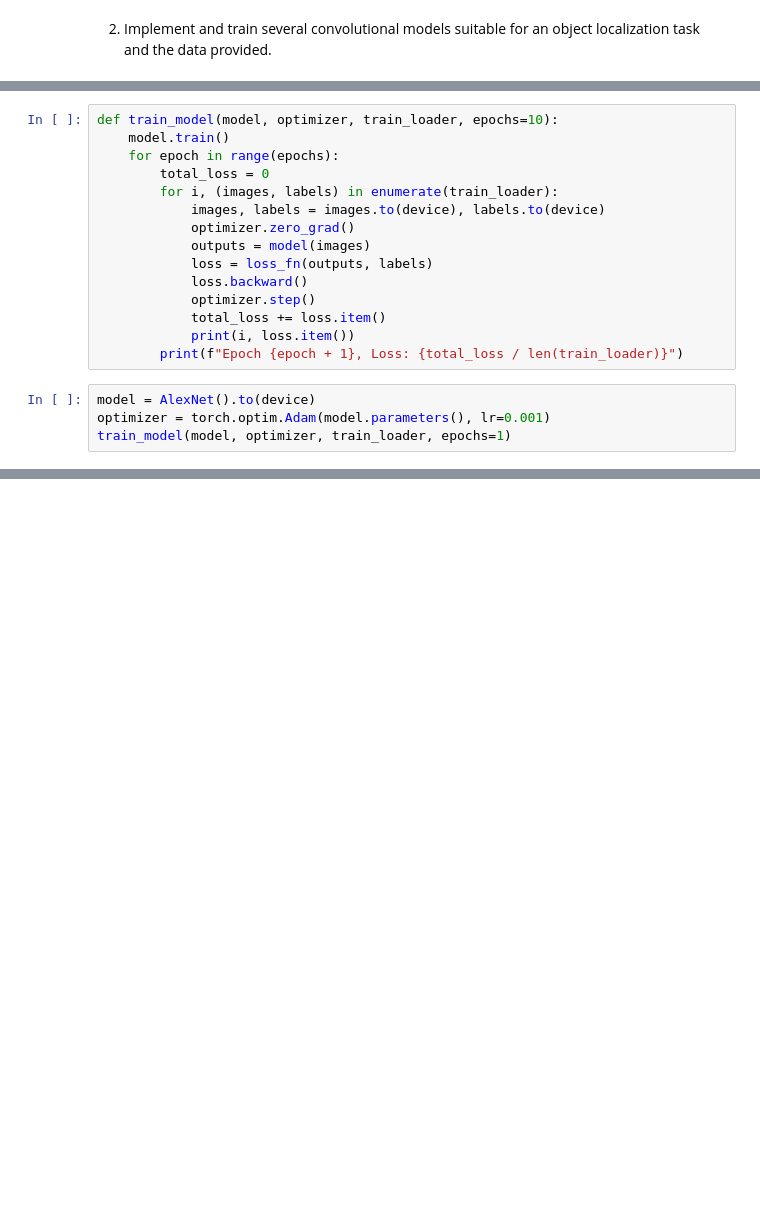
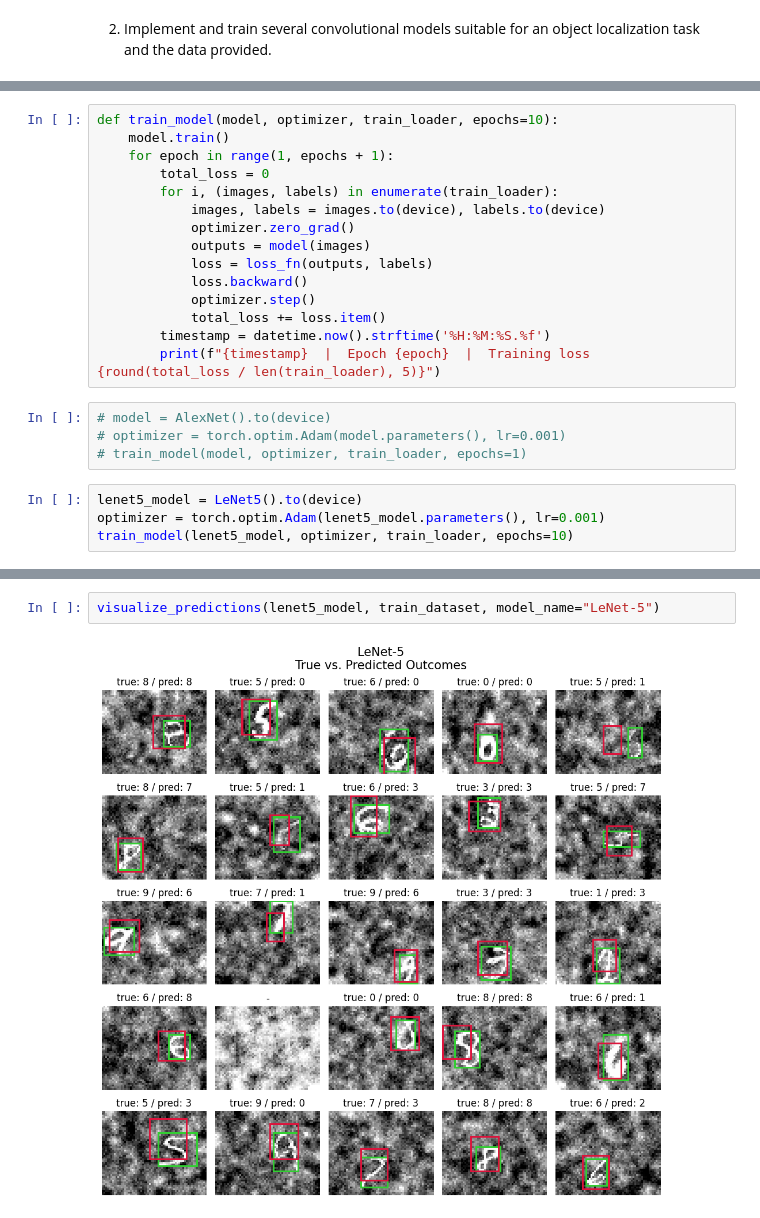
Before and after one commit to kuimetra/deep_learning, a Jupyter notebook: Project 2/main.ipynb, the cells around one changed output, grey strips where cells are left out. Saved outputs shown, nothing was run; the diff lists cells and outputs as text; blank space fills up the shorter version.

Commit message:
lenet5 test

```diff
--- a/Project 2/main.ipynb
+++ b/Project 2/main.ipynb
@@ -173,7 +220,7 @@ def loss_fn(y_pred, y_true):
 # %%
 def train_model(model, optimizer, train_loader, epochs=10):
     model.train()
-    for epoch in range(epochs):
+    for epoch in range(1, epochs + 1):
         total_loss = 0
         for i, (images, labels) in enumerate(train_loader):
             images, labels = images.to(device), labels.to(device)
@@ -183,9 +230,13 @@ def train_model(model, optimizer, train_loader, epochs=10):
             loss.backward()
             optimizer.step()
             total_loss += loss.item()
-            print(i, loss.item())
-        print(f"Epoch {epoch + 1}, Loss: {total_loss / len(train_loader)}")
+        timestamp = datetime.now().strftime('%H:%M:%S.%f')
+        print(f"{timestamp}  |  Epoch {epoch}  |  Training loss {round(total_loss / len(train_loader), 5)}")
 # %%
-model = AlexNet().to(device)
-optimizer = torch.optim.Adam(model.parameters(), lr=0.001)
-train_model(model, optimizer, train_loader, epochs=1)
+# model = AlexNet().to(device)
+# optimizer = torch.optim.Adam(model.parameters(), lr=0.001)
+# train_model(model, optimizer, train_loader, epochs=1)
+# %%
+lenet5_model = LeNet5().to(device)
+optimizer = torch.optim.Adam(lenet5_model.parameters(), lr=0.001)
+train_model(lenet5_model, optimizer, train_loader, epochs=10)
@@ -191,0 +304,4 @@ train_model(model, optimizer, train_loader, epochs=1)
+# %%
+visualize_predictions(lenet5_model, train_dataset, model_name="LeNet-5")
+# %% [output]
+[figure, added]
```
Also changed, not shown: parts of 6 cells of this notebook.
